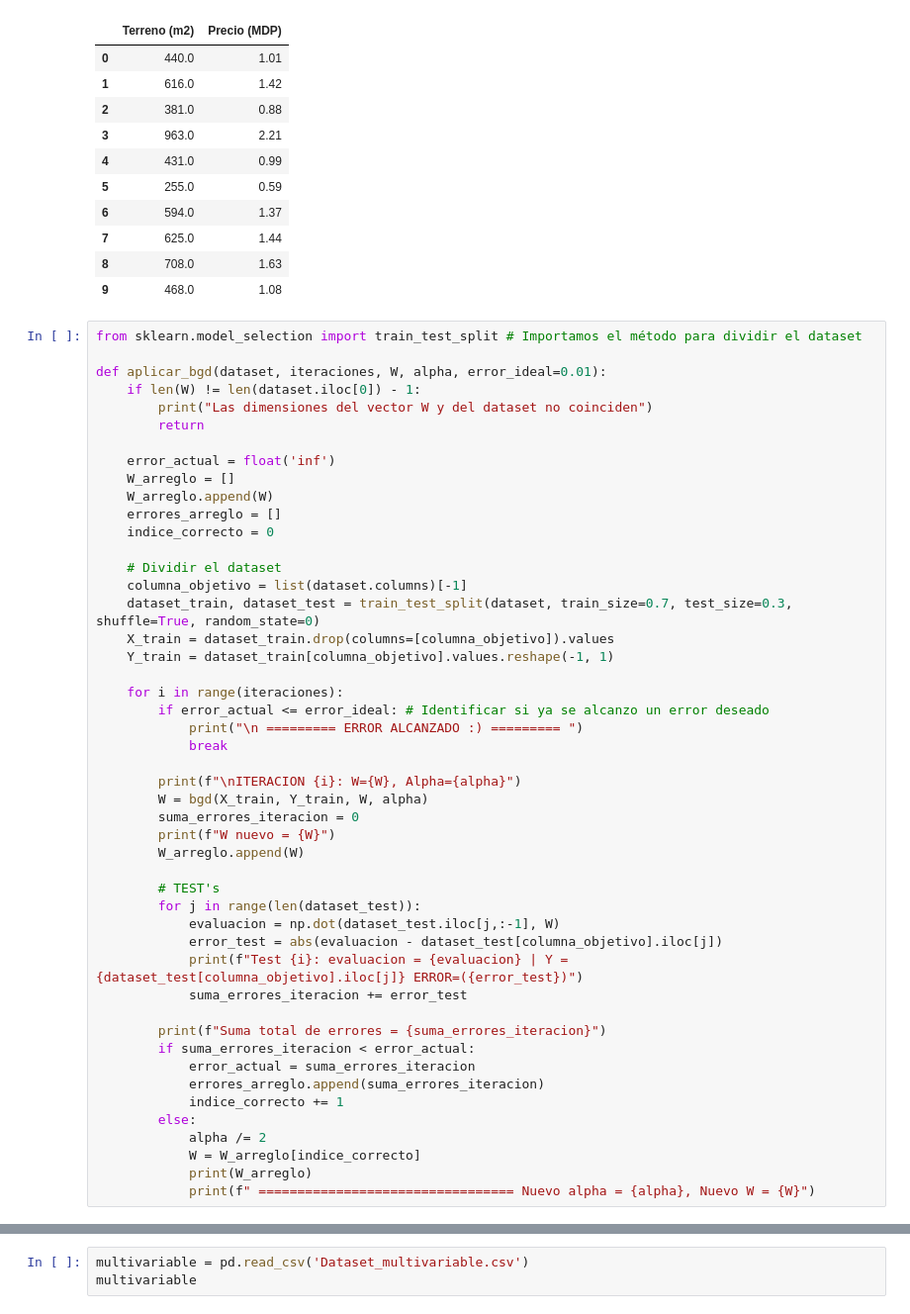
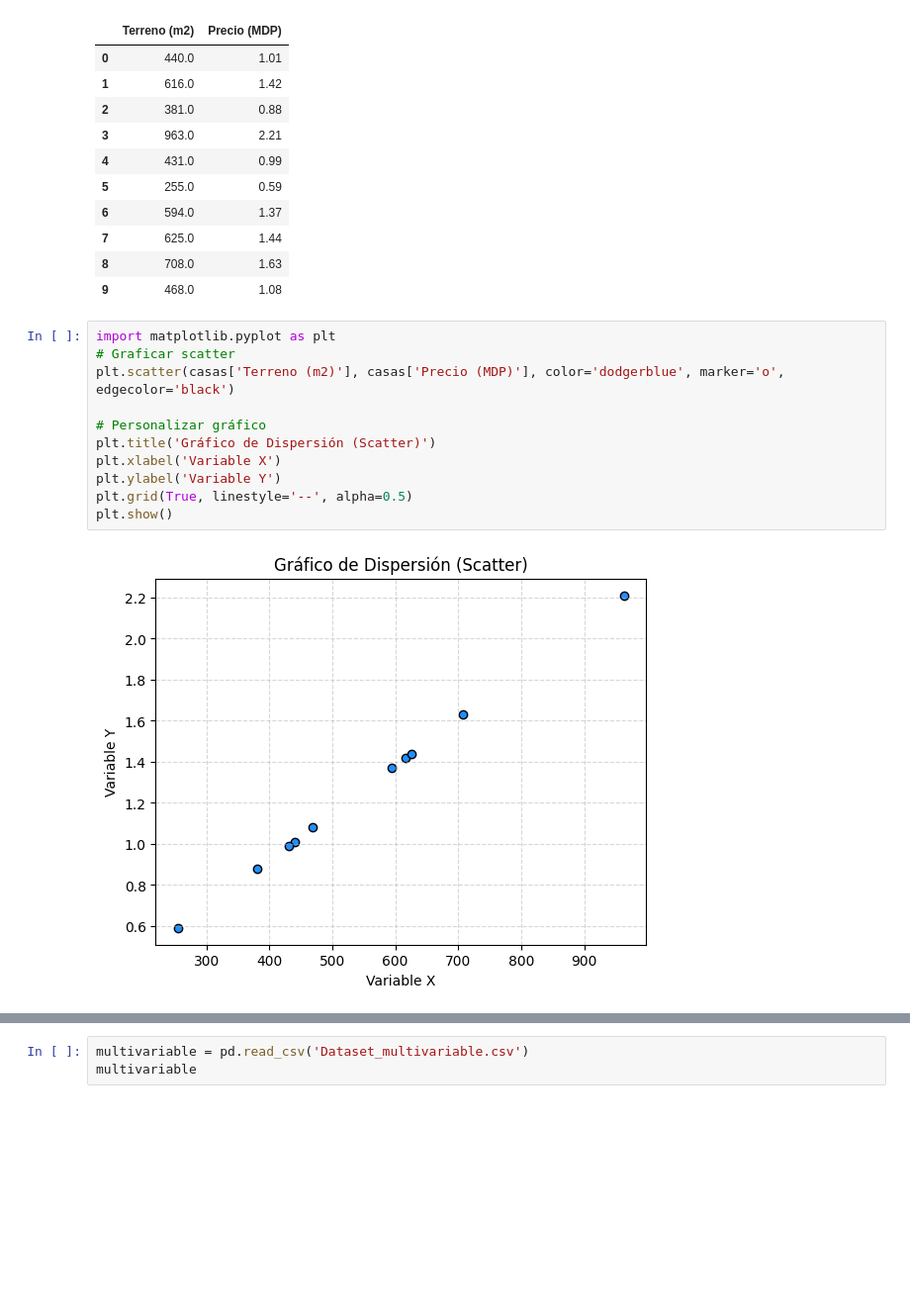
Before and after one commit to Pinedah/ESCOM_machine-learning, a Jupyter notebook: parcial1/bgd.ipynb, the cells around one changed output, grey strips where cells are left out. Shown: that part at 99% size. Drawn from its saved outputs; the diff is of its cells as text; blank space fills up the shorter version.

```diff
--- a/parcial1/bgd.ipynb
+++ b/parcial1/bgd.ipynb
@@ -40,51 +98,16 @@ casas
 | 7 | 625.0 | 1.44 |
 | 8 | 708.0 | 1.63 |
 | 9 | 468.0 | 1.08 |
-# %%
-from sklearn.model_selection import train_test_split # Importamos el método para dividir el dataset
-
-def aplicar_bgd(dataset, iteraciones, W, alpha, error_ideal=0.01):
-    if len(W) != len(dataset.iloc[0]) - 1:
-        print("Las dimensiones del vector W y del dataset no coinciden")
-        return
-
-    error_actual = float('inf')
-    W_arreglo = []
-    W_arreglo.append(W)
-    errores_arreglo = []
-    indice_correcto = 0
-
-    # Dividir el dataset
-    columna_objetivo = list(dataset.columns)[-1]
-    dataset_train, dataset_test = train_test_split(dataset, train_size=0.7, test_size=0.3, shuffle=True, random_state=0)
-    X_train = dataset_train.drop(columns=[columna_objetivo]).values
-    Y_train = dataset_train[columna_objetivo].values.reshape(-1, 1)
-
-    for i in range(iteraciones):
-        if error_actual <= error_ideal: # Identificar si ya se alcanzo un error deseado
-            print("\n ========= ERROR ALCANZADO :) ========= ")
-            break
-
-        print(f"\nITERACION {i}: W={W}, Alpha={alpha}")
-        W = bgd(X_train, Y_train, W, alpha)
-        suma_errores_iteracion = 0
-        print(f"W nuevo = {W}")
-        W_arreglo.append(W)
-
-        # TEST's
-        for j in range(len(dataset_test)):
-            evaluacion = np.dot(dataset_test.iloc[j,:-1], W)
-            error_test = abs(evaluacion - dataset_test[columna_objetivo].iloc[j])
-            print(f"Test {i}: evaluacion = {evaluacion} | Y = {dataset_test[columna_objetivo].iloc[j]} ERROR=({error_test})")
-            suma_errores_iteracion += error_test
-
-        print(f"Suma total de errores = {suma_errores_iteracion}")
-        if suma_errores_iteracion < error_actual:
-            error_actual = suma_errores_iteracion
-            errores_arreglo.append(suma_errores_iteracion)
-            indice_correcto += 1
-        else:
-            alpha /= 2
-            W = W_arreglo[indice_correcto]
-            print(W_arreglo)
-            print(f" ================================= Nuevo alpha = {alpha}, Nuevo W = {W}")
+# %%
+import matplotlib.pyplot as plt
+# Graficar scatter
+plt.scatter(casas['Terreno (m2)'], casas['Precio (MDP)'], color='dodgerblue', marker='o', edgecolor='black')
+
+# Personalizar gráfico
+plt.title('Gráfico de Dispersión (Scatter)')
+plt.xlabel('Variable X')
+plt.ylabel('Variable Y')
+plt.grid(True, linestyle='--', alpha=0.5)
+plt.show()
+# %% [output]
+[figure, added]
```
Also changed, not shown: parts of 8 cells of this notebook.
